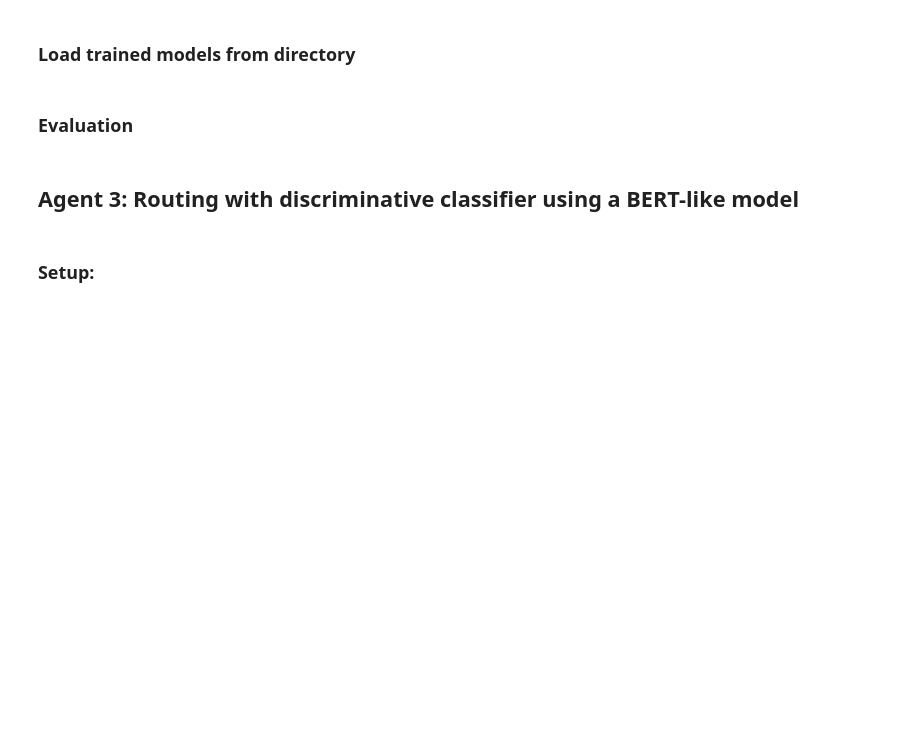
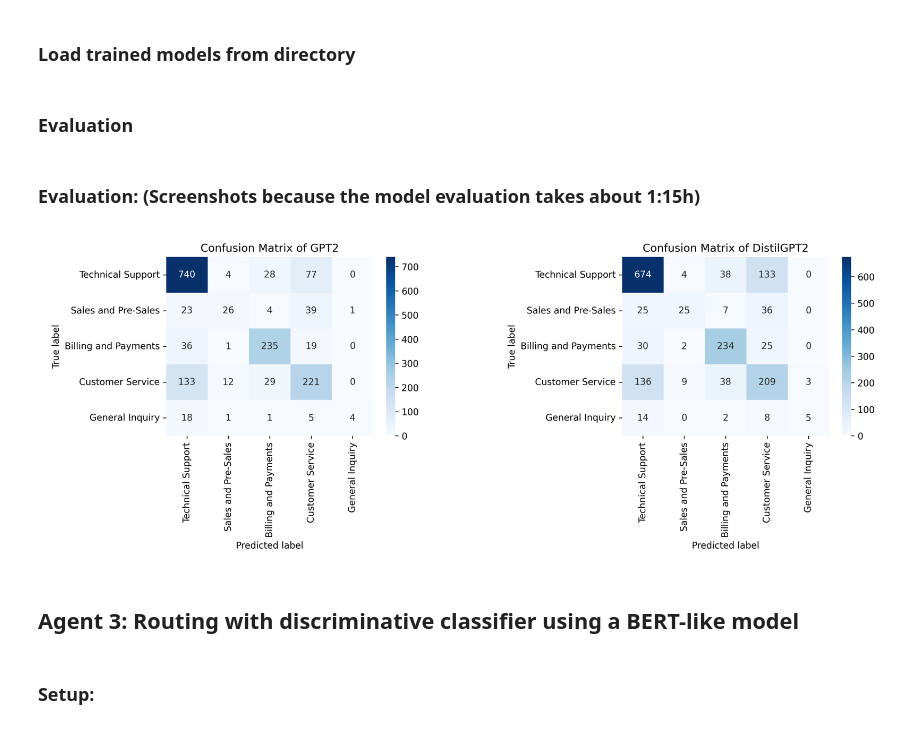
Before and after one commit to esthikalt/NLP_Project, a Jupyter notebook: notebook.ipynb, the cells around one changed output. Saved outputs shown, nothing was run; the diff lists cells and outputs as text; code cells hidden in the pictures; blank space fills up the shorter version.

```diff
--- a/notebook.ipynb
+++ b/notebook.ipynb
@@ -496,6 +581,12 @@ Notes:
 # %%
 #evaluate_model(model_fine_tuned_gpt2)
 #evaluate_model(model_fine_tuned_distilgpt2)
+# %% [markdown]
+### Evaluation: (Screenshots because the model evaluation takes about 1:15h)
+# %%
+_ = plot_grafics("cm_trained_gpt2.png", "cm_trained_distilgpt2.png")
+# %% [output]
+[figure, added]
 # %% [markdown]
 ## Agent 3: Routing with discriminative classifier using a BERT-like model
 # %% [markdown]
```
Also changed, not shown: parts of 14 cells of this notebook.
